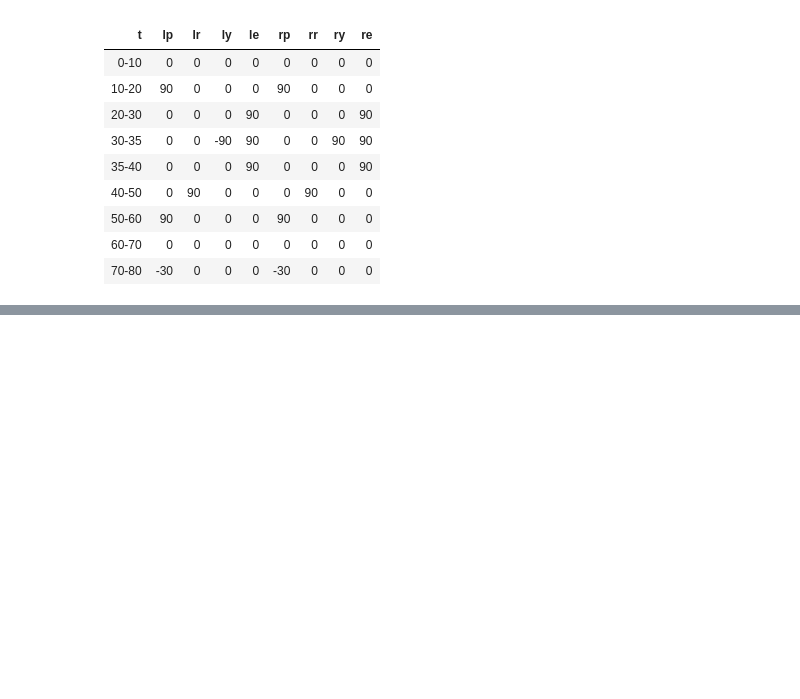
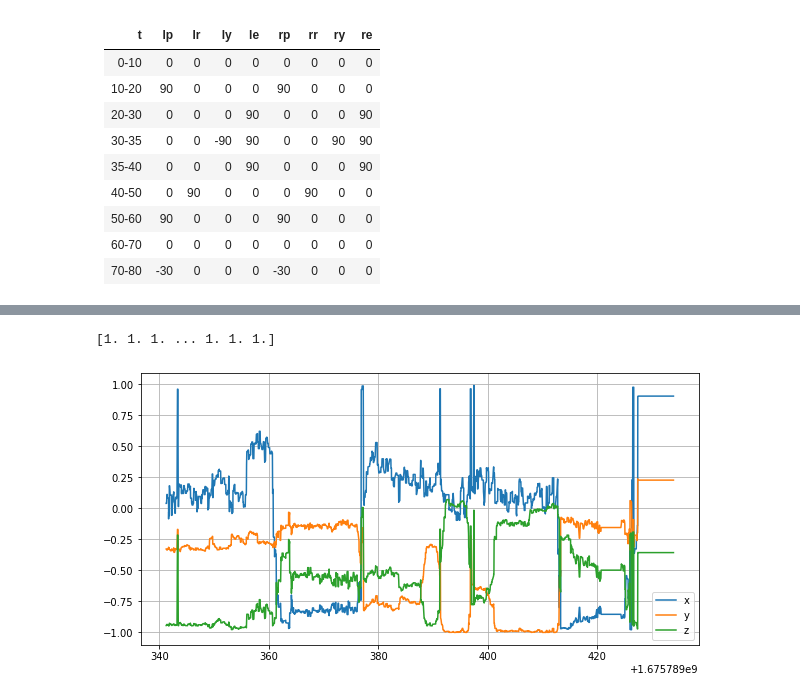
Before and after one commit to fzoric8/ros_utils, a Jupyter notebook: bags/h2ami.ipynb, the cells around one changed output, grey strips where cells are left out. Saved outputs shown, nothing was run; the diff lists cells and outputs as text; code cells hidden in the pictures; blank space fills up the shorter version.

```diff
--- a/bags/h2ami.ipynb
+++ b/bags/h2ami.ipynb
@@ -663,0 +795,16 @@ plt.show()
+# %%
+def plot_vect(t, x, y, z):
+
+    print(np.sqrt(x**2 + y**2 + z**2))
+    plt.figure(figsize=(10, 5))
+    plt.plot(t, x, label="x")
+    plt.plot(t, y, label="y")
+    plt.plot(t, z, label="z")
+    plt.grid()
+    plt.legend()
+
+
+plot_vect(time, np_se[:, 0], np_se[:, 1], np_se[:, 2])
+# %% [output]
+[1. 1. 1. ... 1. 1. 1.]
+[figure, added]
```
Also changed, not shown: parts of 18 cells of this notebook.
